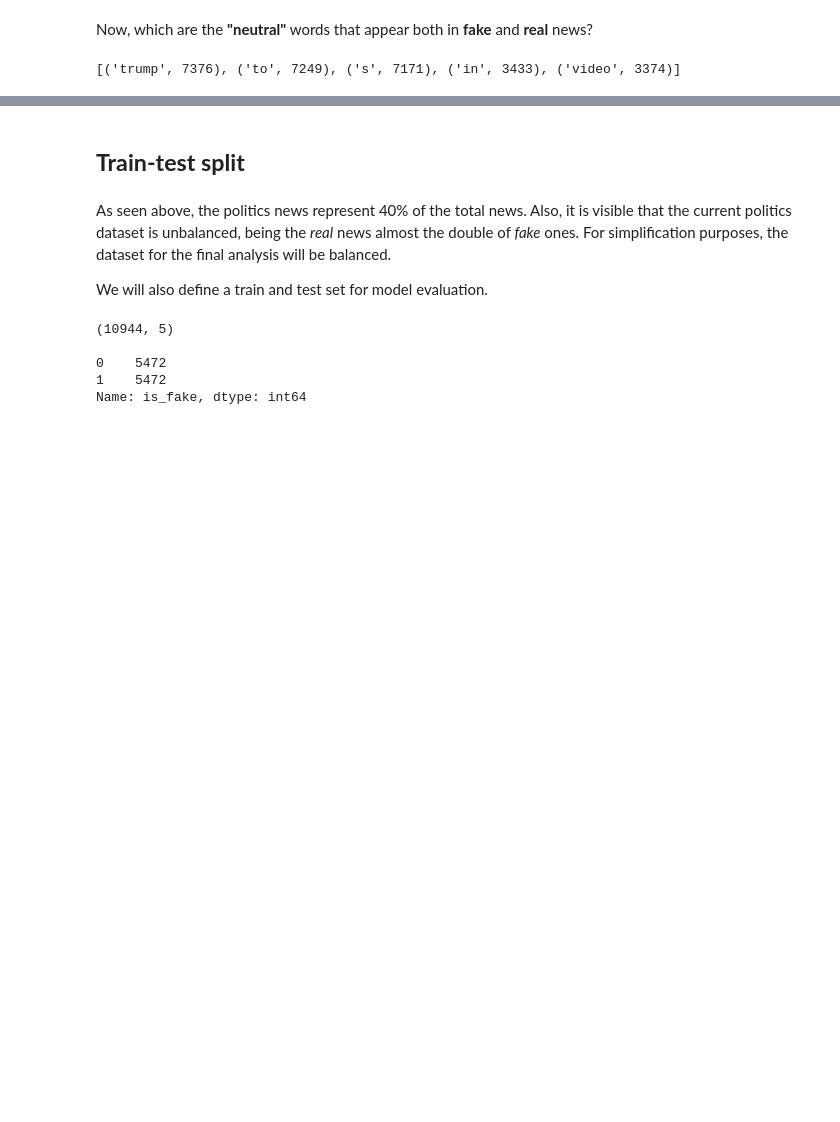
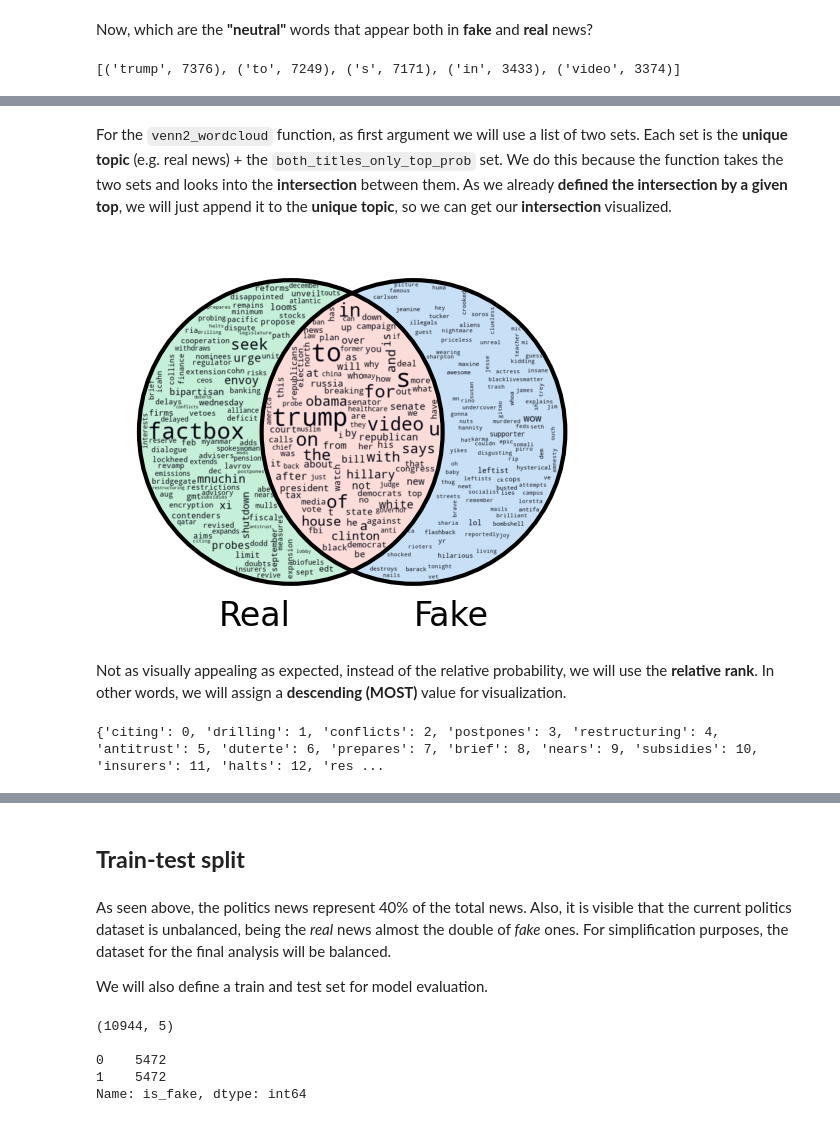
Before and after one commit to system-rowb/Data-Portfolio, a Jupyter notebook: NLP/Fake_news/Fake_news.ipynb, the cells around one changed output, grey strips where cells are left out. Cells and saved outputs as stored; diff of their text form; code cells hidden in the pictures; blank space fills up the shorter version.

```diff
--- a/NLP/Fake_news/Fake_news.ipynb
+++ b/NLP/Fake_news/Fake_news.ipynb
@@ -269,0 +293,45 @@ Get a visualization grid with 2 x 4. Being the ALL words in title 2-column size
+# %%
+# For each one of the different title sets, get is relative probability
+real_titles_only_top_prob = {
+    token:freq / np.array([item[1] for item in real_titles_only.most_common(TOP)]).sum()
+    for token, freq in real_titles_only.most_common(TOP)}
+
+fake_titles_only_top_prob = {
+    token:freq / np.array([item[1] for item in fake_titles_only.most_common(TOP)]).sum()
+    for token, freq in fake_titles_only.most_common(TOP)}
+
+both_titles_only_top_prob = {
+    token:freq / np.array([item[1] for item in both_titles_only.most_common(TOP)]).sum()
+    for token, freq in both_titles_only.most_common(TOP)}
+
+# Create a new dictionary that merges the previous one, into a single set-relative probability
+titles_relative_set_prob = (real_titles_only_prob | fake_titles_only_prob | both_titles_only_prob)
+# %% [markdown]
+For the `venn2_wordcloud` function, as first argument we will use a list of two sets. Each set is the **unique topic** (e.g. real news) + the `both_titles_only_top_prob` set. We do this because the function takes the two sets and looks into the **intersection** between them. As we already **defined the intersection by a given top**, we will just append it to the **unique topic**, so we can get our **intersection** visualized.
+# %%
+# Create a venn diagram with probability-relation
+v = venn2_wordcloud(
+    [real_titles_only_top_prob.keys() | both_titles_only_top_prob.keys(), fake_titles_only_top_prob.keys() | both_titles_only_top_prob.keys()],
+    set_labels=['Real', 'Fake'], word_to_frequency = titles_relative_set_prob)
+
+# add color
+v.get_patch_by_id('10').set_color(REAL_COLOR_MIN)
+v.get_patch_by_id('11').set_color(FAKE_COLOR_MIN)
+v.get_patch_by_id('01').set_color(BOTH_COLOR_MIN)
+# %% [output]
+[figure, added]
+# %% [markdown]
+Not as visually appealing as expected, instead of the relative probability, we will use the **relative rank**. In other words, we will assign a **descending (MOST)** value for visualization.
+# %%
+# For each one of the different title sets, get is relative probability
+real_titles_only_top_rank = {item[0]:rank for rank, item in enumerate(sorted(real_titles_only.most_common(TOP), key=lambda item: item[1]))}
+fake_titles_only_top_rank = {item[0]:rank for rank, item in enumerate(sorted(fake_titles_only.most_common(TOP), key=lambda item: item[1]))}
+both_titles_only_top_rank = {item[0]:rank for rank, item in enumerate(sorted(both_titles_only.most_common(TOP), key=lambda item: item[1]))}
+
+# Print an example of what is done
+print(real_titles_only_top_rank)
+
+# Merge the previous dicitonaries into a single one
+titles_relative_set_rank = (real_titles_only_top_rank | fake_titles_only_top_rank | both_titles_only_top_rank)
+# %% [output]
+{'citing': 0, 'drilling': 1, 'conflicts': 2, 'postpones': 3, 'restructuring': 4, 'antitrust': 5, 'duterte': 6, 'prepares': 7, 'brief': 8, 'nears': 9, 'subsidies': 10, 'insurers': 11, 'halts': 12, 'res ...
```
Also changed, not shown: parts of 24 cells of this notebook.
